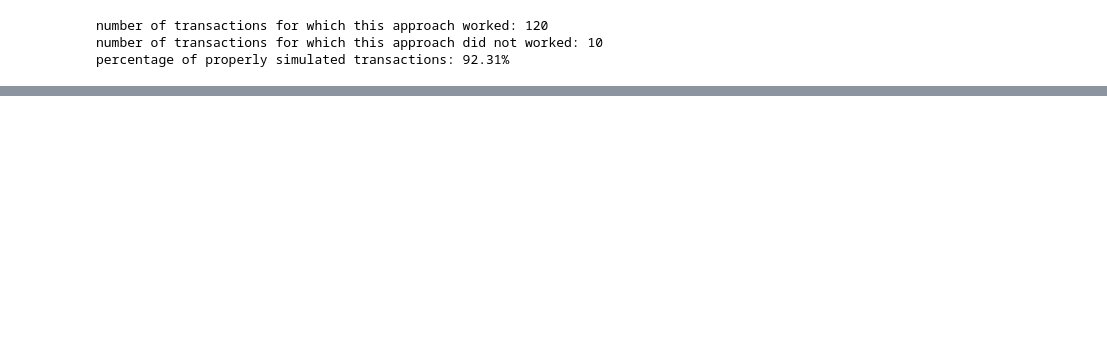
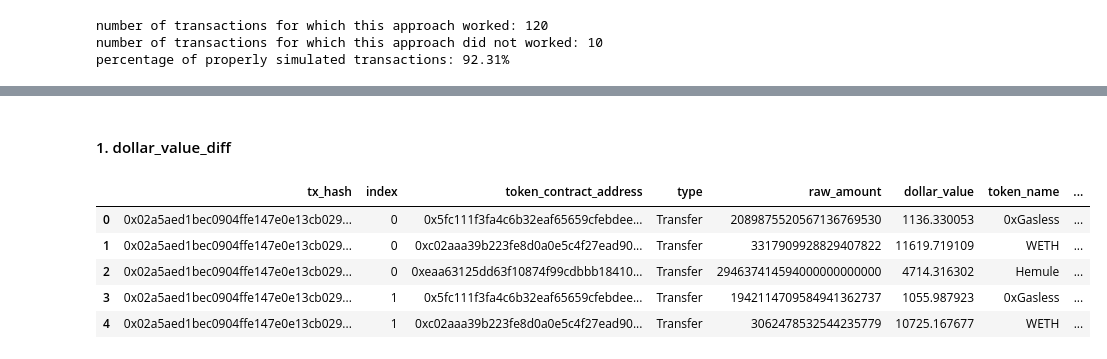
Before and after one commit to cowdao-grants/mevblocker-damages, a Jupyter notebook: cowswap.ipynb, the cells around one changed output, grey strips where cells are left out. Drawn from its saved outputs; the diff is of its cells as text; code cells hidden in the pictures; blank space fills up the shorter version.

```diff
--- a/cowswap.ipynb
+++ b/cowswap.ipynb
@@ -204,5 +278,15 @@ The logic here is
+# %% [markdown]
+#### 1. dollar_value_diff
 # %%
 # when the coin appears multiple times, then the amounts are the same anyway
 df_results_good = df_results_good.groupby(['tx_hash', 'index', 'token_contract_address'], as_index=False).first()
 df_results_good['dollar_value'] = df_results_good['dollar_value'].astype(float)
 df_results_good['dollar_value_diff'] = df_results_good.groupby(['tx_hash', 'token_contract_address'])['dollar_value'].diff()
+df_results_good.head()
+# %% [output]
+|  | tx_hash | index | token_contract_address | type | raw_amount | dollar_value | token_name | ... |
+| 0 | 0x02a5aed1bec0904ffe147e0e13cb029... | 0 | 0x5fc111f3fa4c6b32eaf65659cfebdee... | Transfer | 2089875520567136769530 | 1136.330053 | 0xGasless | ... |
+| 1 | 0x02a5aed1bec0904ffe147e0e13cb029... | 0 | 0xc02aaa39b223fe8d0a0e5c4f27ead90... | Transfer | 3317909928829407822 | 11619.719109 | WETH | ... |
+| 2 | 0x02a5aed1bec0904ffe147e0e13cb029... | 0 | 0xeaa63125dd63f10874f99cdbbb18410... | Transfer | 294637414594000000000000 | 4714.316302 | Hemule | ... |
+| 3 | 0x02a5aed1bec0904ffe147e0e13cb029... | 1 | 0x5fc111f3fa4c6b32eaf65659cfebdee... | Transfer | 1942114709584941362737 | 1055.987923 | 0xGasless | ... |
+| 4 | 0x02a5aed1bec0904ffe147e0e13cb029... | 1 | 0xc02aaa39b223fe8d0a0e5c4f27ead90... | Transfer | 3062478532544235779 | 10725.167677 | WETH | ... |
```
Also changed, not shown: parts of 36 cells of this notebook, 5 other files.
